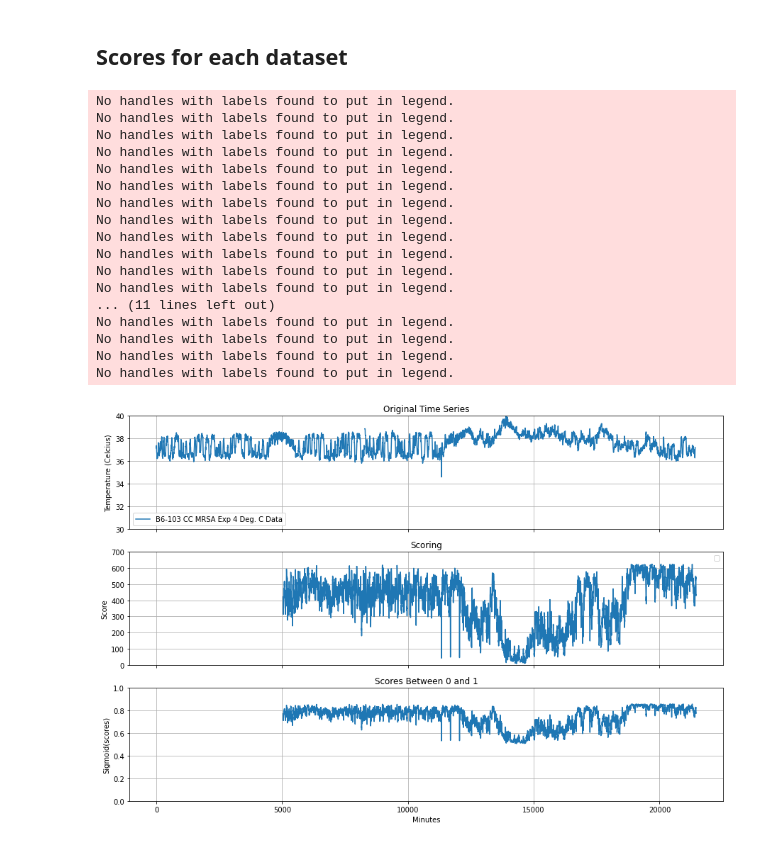
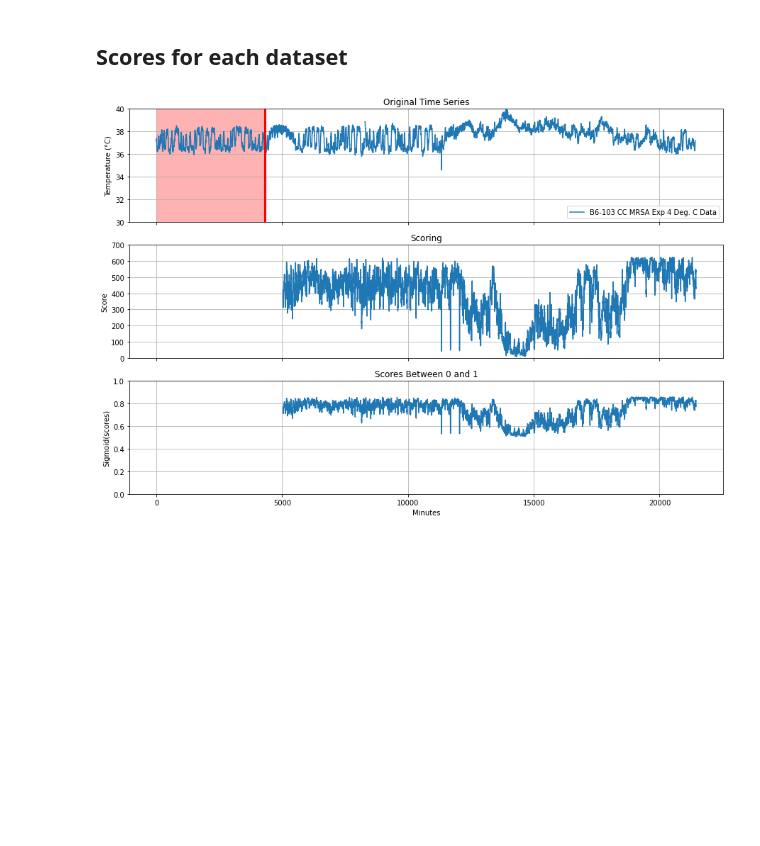
Before and after one commit to sheyaa/caterpillar_mset, a Jupyter notebook: mice_SVM_multiple_data.ipynb, the cells around one changed output. Saved outputs shown, nothing was run; the diff lists cells and outputs as text; code cells hidden in the pictures; blank space fills up the shorter version.

Commit message:
Update
Tried adding a vertical line

```diff
--- a/mice_SVM_multiple_data.ipynb
+++ b/mice_SVM_multiple_data.ipynb
@@ -69,6 +69,11 @@ for i in range(len(minutes)):
         ax[0].clear() # clear axis for each individual mouse
         ax[1].clear() # clear axis
         ax[2].clear()
+        """
+        ax[3].clear()
+        ax[4].clear()
+        ax[5].clear()
+        """
         y_axis = mouse_temp.iloc[:,j] # defining the y axis
         names = mouse_temp.columns[j] # extracting the names of the columns (mouse name)
 
@@ -91,54 +96,65 @@ for i in range(len(minutes)):
         predict = model.predict(Y[4321:,:]) #predicting on the rest of the days
         scores = model.score_samples(Y[4321:,:]) #scoring on the rest of the days
 
+        # Predict on the training data
+        predict_training = model.predict(Y[:4321,:])
+        scores_training = model.score_samples(Y[:4321,:])
+        sig_training = sigmoid(beta, scores_training)
+
         # Plotting the Scatterplot
         ax[0].plot(mouse_min, y_axis, label=names)
         ax[0].grid()
         ax[0].set_title("Original Time Series") # setting a title
         ax[0].set_ylabel('Temperature (°C)') # y label
         ax[0].legend() # name of the mouse
         ax[0].set_ylim(30,40) # y limits
+        ax[0].axvline(4321, c='r', lw=3)
+        ax[0].axvspan(0,4321, color='r', alpha=0.3)
 
         # Plotting the Scores
         ax[1].plot(mouse_min[5041:], scores)
         ax[1].grid()
         ax[1].set_title("Scoring") # setting a title
         ax[1].set_ylabel("Score") # y label
-        ax[1].legend() # name of the mouse
+        #ax[1].legend() # name of the mouse
         ax[1].set_ylim(0,700) # y limits
 
         # Values between 0 and 1 using sigmoid
         sig = sigmoid(beta, scores)
         ax[2].plot(mouse_min[5041:], sig)
         ax[2].grid()
         ax[2].set_xlabel('Minutes')
         ax[2].set_ylabel('Sigmoid(scores)')
         ax[2].set_title('Scores Between 0 and 1')
         ax[2].set_ylim(0,1)
+        '''
+        ax[3].plot(mouse_min, predict_training, label=names)
+        ax[3].grid()
+        ax[3].set_title("Original Time Series") # setting a title
+        ax[3].set_ylabel('Temperature (°C)') # y label
+        ax[3].legend() # name of the mouse
+        ax[3].set_ylim(30,40) # y limits
 
+        ax[4].plot(mouse_min[:5041], scores_training)
+        ax[4].grid()
+        ax[4].set_title("Scoring") # setting a title
+        ax[4].set_ylabel("Score") # y label
+        #ax[4].legend() # name of the mouse
+        ax[4].set_ylim(0,700) # y limits
+
+        ax[5].plot(mouse_min[:5041], sig_training)
+        ax[5].grid()
+        ax[5].set_xlabel('Minutes')
+        ax[5].set_ylabel('Sigmoid(scores)')
+        ax[5].set_title('Scores Between 0 and 1')
+        ax[5].set_ylim(0,1)
+        '''
         #fig.tight_layout()
-        #fig.show()
+        fig.show()
 
         #SAVING EACH PLOT
-        filename = "Scores/%s.png"%names # saving the file as the name of the mouse
-        fig.savefig(filename)
+        #filename = "Scores/%s.png"%names # saving the file as the name of the mouse
+        #fig.savefig(filename)
         #print("Prediction for " + names, "is: \n", predict, "\n with score \n ", +  scores)
 # %% [output]
-No handles with labels found to put in legend.
-No handles with labels found to put in legend.
-No handles with labels found to put in legend.
-No handles with labels found to put in legend.
-No handles with labels found to put in legend.
-No handles with labels found to put in legend.
-No handles with labels found to put in legend.
-No handles with labels found to put in legend.
-No handles with labels found to put in legend.
-No handles with labels found to put in legend.
-No handles with labels found to put in legend.
-No handles with labels found to put in legend.
-... (11 lines left out)
-No handles with labels found to put in legend.
-No handles with labels found to put in legend.
-No handles with labels found to put in legend.
-No handles with labels found to put in legend.
-[figure, old version]
+[figure, new version]
```
Also changed, not shown: parts of 5 cells of this notebook.
